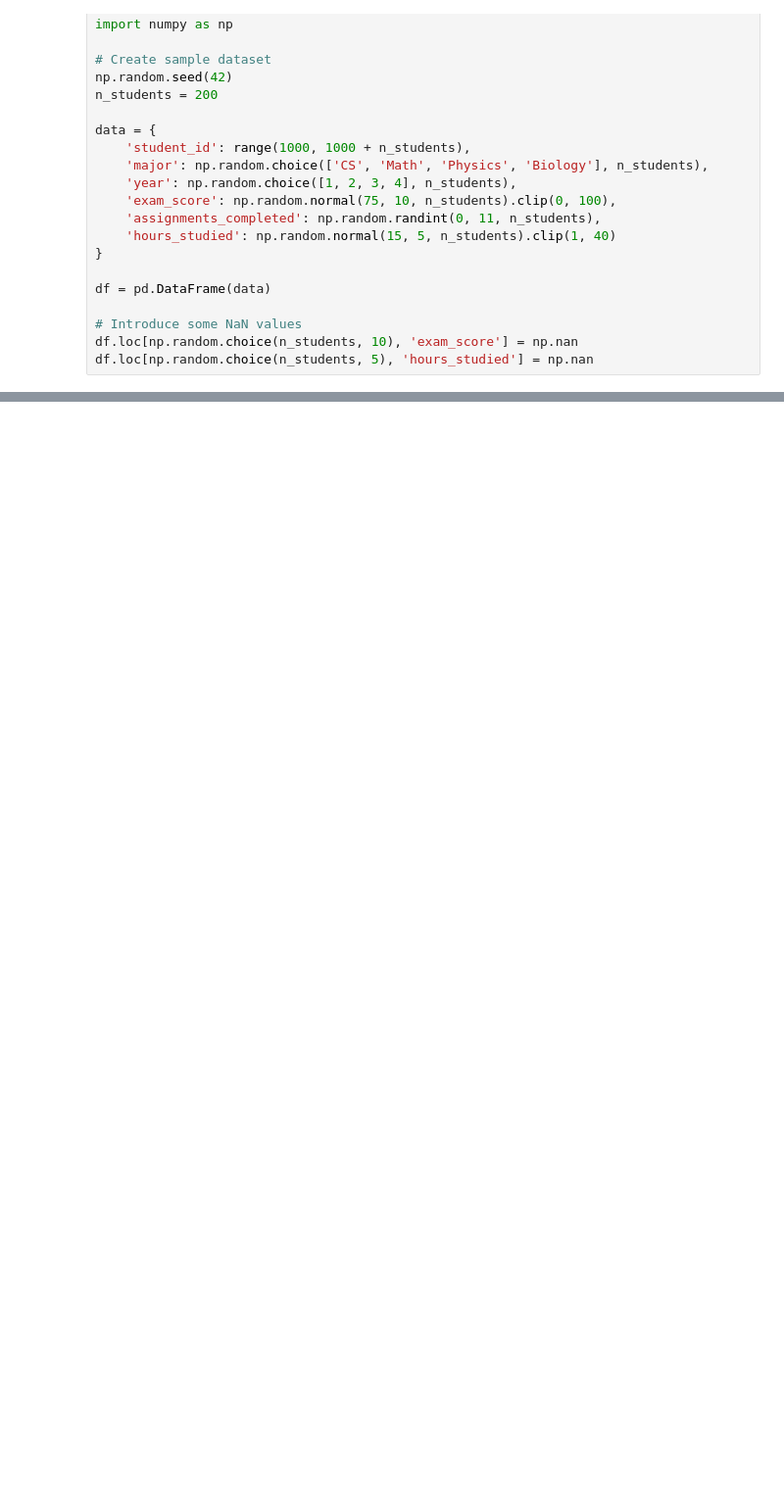
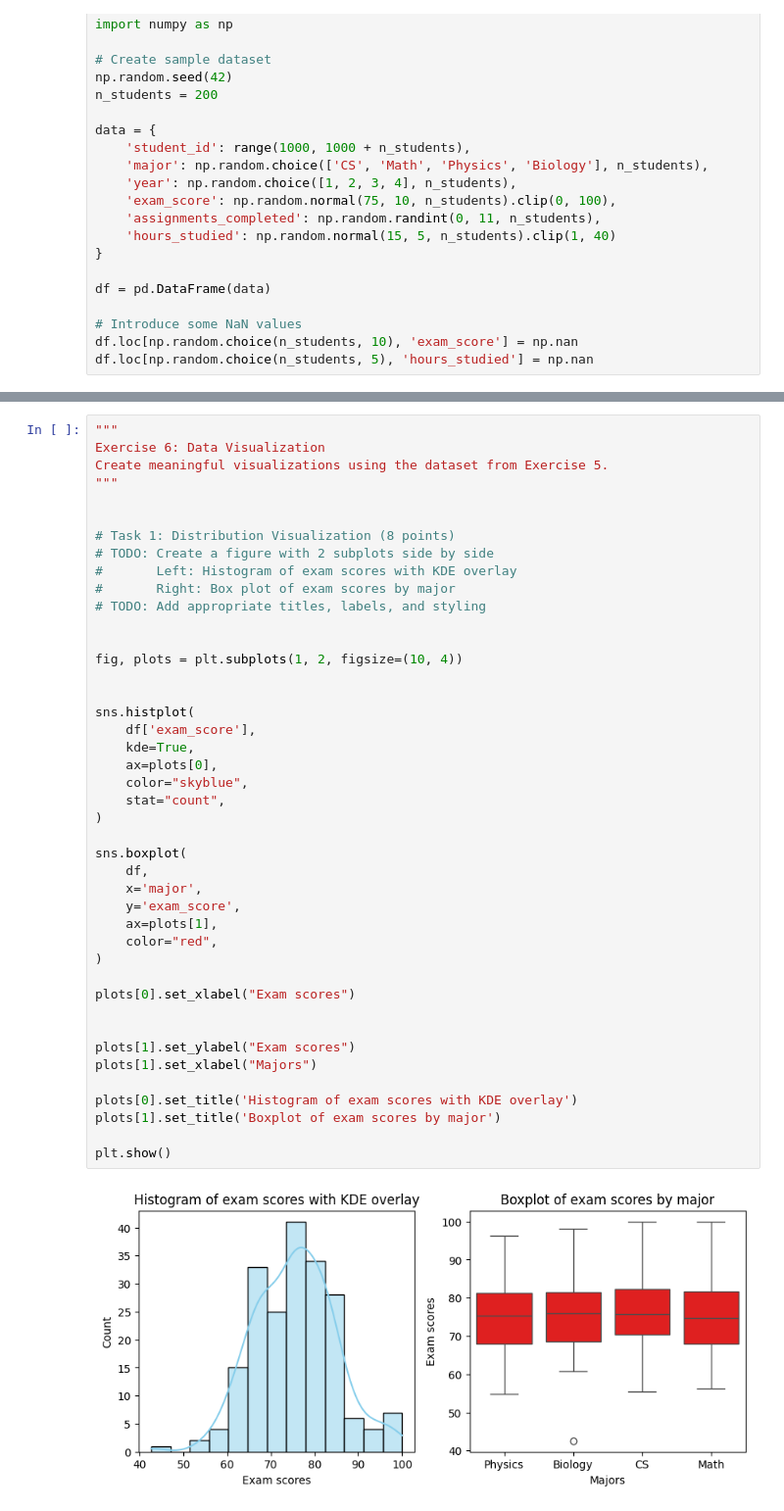
Before and after one commit to Glover69/ai-course-lab0, a Jupyter notebook: src/notebooks/lab0_exercises.ipynb, the cells around one changed output, grey strips where cells are left out. Shown at 98% size. Cells and saved outputs as stored; diff of their text form; blank space fills up the shorter version.

Commit message:
exercise 6 completed

```diff
--- a/src/notebooks/lab0_exercises.ipynb
+++ b/src/notebooks/lab0_exercises.ipynb
@@ -149,0 +175,45 @@ table = pd.pivot_table(df, values='exam_score', index=['major'], columns=['year'
+# %%
+"""
+Exercise 6: Data Visualization
+Create meaningful visualizations using the dataset from Exercise 5.
+"""
+
+
+# Task 1: Distribution Visualization (8 points)
+# TODO: Create a figure with 2 subplots side by side
+#       Left: Histogram of exam scores with KDE overlay
+#       Right: Box plot of exam scores by major
+# TODO: Add appropriate titles, labels, and styling
+
+
+fig, plots = plt.subplots(1, 2, figsize=(10, 4))
+
+
+sns.histplot(
+    df['exam_score'],
+    kde=True,
+    ax=plots[0],
+    color="skyblue",
+    stat="count",
+)
+
+sns.boxplot(
+    df,
+    x='major',
+    y='exam_score',
+    ax=plots[1],
+    color="red",
+)
+
+plots[0].set_xlabel("Exam scores")
+
+
+plots[1].set_ylabel("Exam scores")
+plots[1].set_xlabel("Majors")
+
+plots[0].set_title('Histogram of exam scores with KDE overlay')
+plots[1].set_title('Boxplot of exam scores by major')
+
+plt.show()
+# %% [output]
+[figure, added]
```
Also changed, not shown: parts of 8 cells of this notebook, 1 other file.
